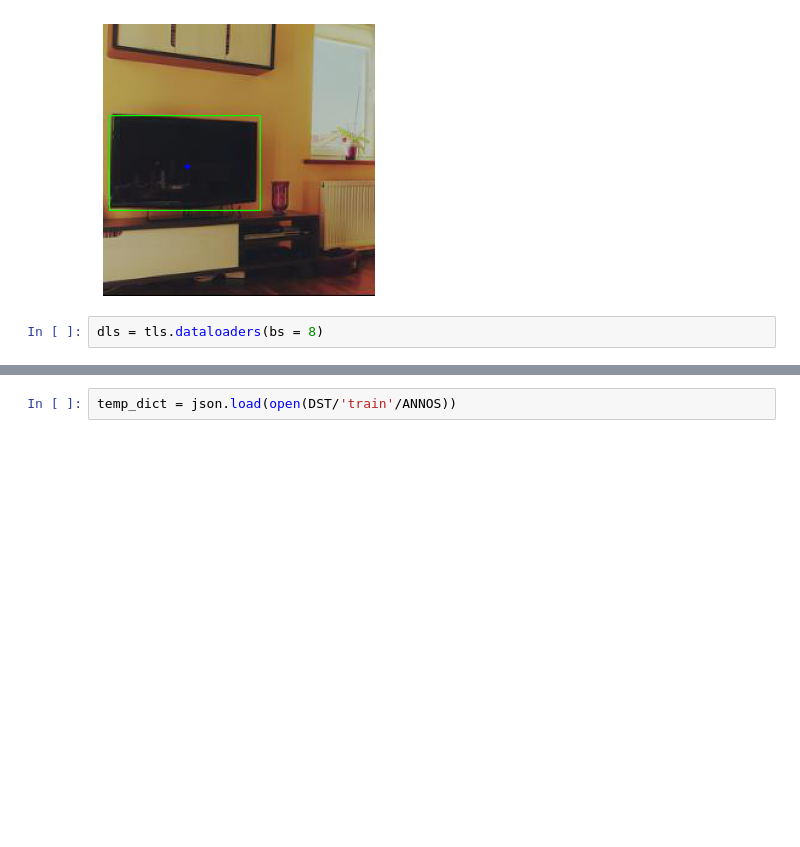
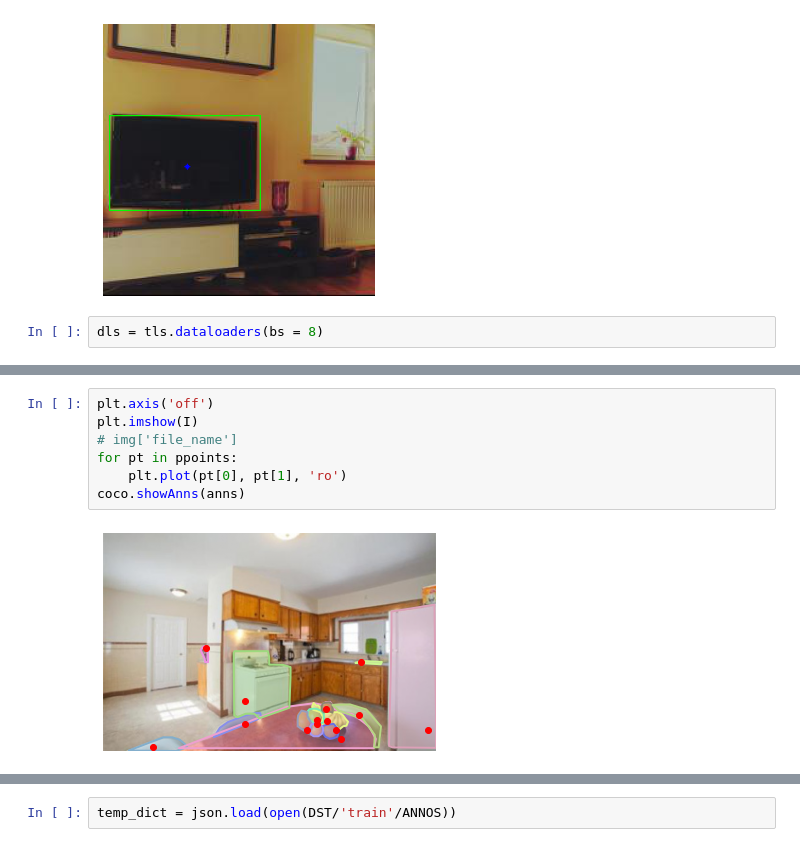
Before and after one commit to BavarianToolbox/point_to_box, a Jupyter notebook: nbs/sandbox.ipynb, the cells around one changed output, grey strips where cells are left out. Saved outputs shown, nothing was run; the diff lists cells and outputs as text; blank space fills up the shorter version.

```diff
--- a/nbs/sandbox.ipynb
+++ b/nbs/sandbox.ipynb
@@ -132,0 +239,9 @@ dls.show_batch()
+# %%
+plt.axis('off')
+plt.imshow(I)
+# img['file_name']
+for pt in ppoints:
+    plt.plot(pt[0], pt[1], 'ro')
+coco.showAnns(anns)
+# %% [output]
+[figure, added]
```
Also changed, not shown: parts of 18 cells of this notebook, 5 other files.
